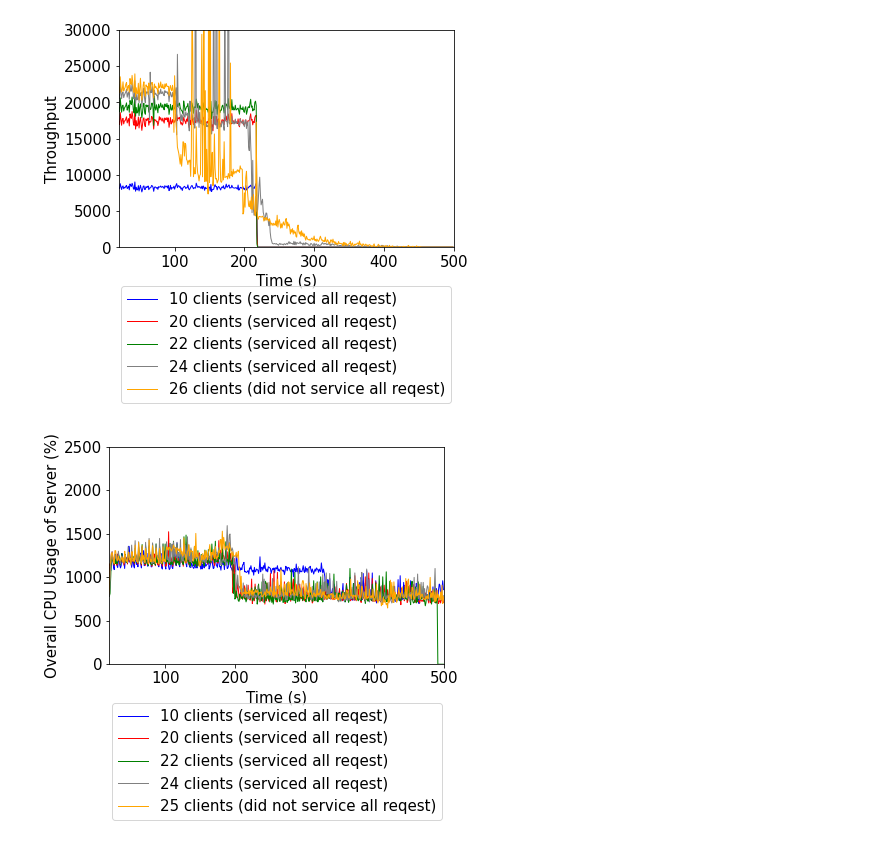
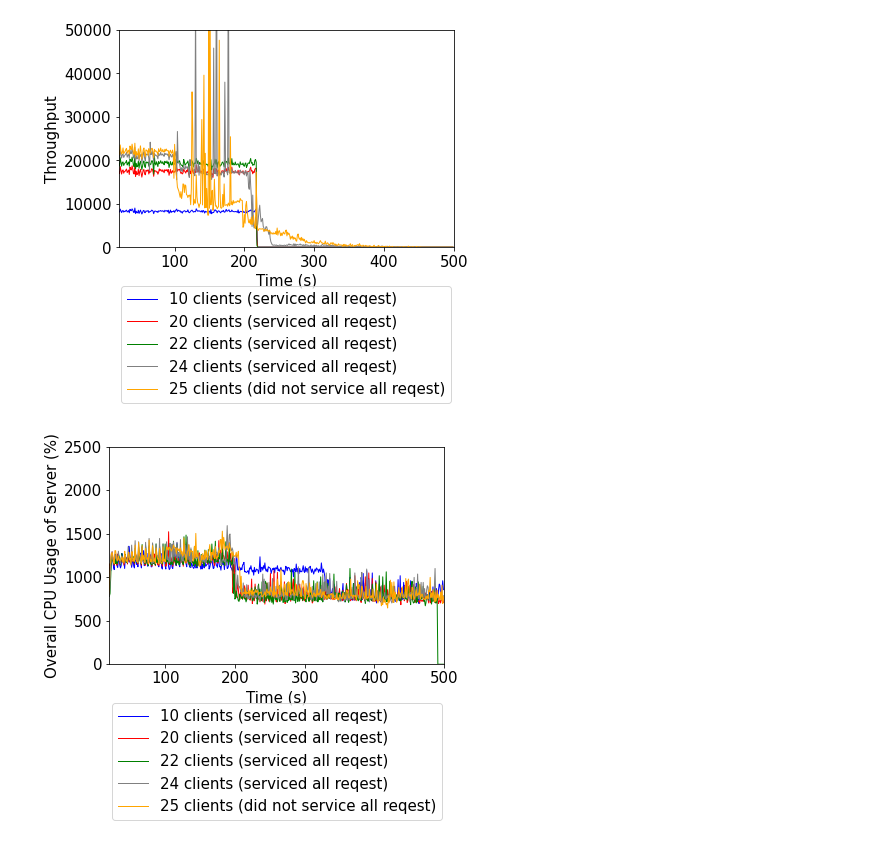
Before and after one commit to Santa-Maria-Shithil/EESYSTEM_TOC, a Jupyter notebook: scripts/All_Figure-Load.ipynb, the cells around one changed output. Cells and saved outputs as stored; diff of their text form; code cells hidden in the pictures.

```diff
--- a/scripts/All_Figure-Load.ipynb
+++ b/scripts/All_Figure-Load.ipynb
@@ -368,41 +368,41 @@ for line in myfile:
 # plotting the points
 myfile.close()
 
-plt.ylim(0,30000)
+plt.ylim(0,50000)
 plt.xlim(20,500)
 
 SMALL_SIZE = 15
 MEDIUM_SIZE = 10
 BIGGER_SIZE = 12
 
 plt.rc('font', size=SMALL_SIZE)          # controls default text sizes
 plt.rc('axes', titlesize=SMALL_SIZE)     # fontsize of the axes title
 plt.rc('axes', labelsize=SMALL_SIZE)    # fontsize of the x and y labels
 plt.rc('xtick', labelsize=SMALL_SIZE)    # fontsize of the tick labels
 plt.rc('ytick', labelsize=SMALL_SIZE)    # fontsize of the tick labels
 plt.rc('legend', fontsize=SMALL_SIZE)    # legend fontsize
 plt.rc('figure', titlesize=SMALL_SIZE)
 
 
 
 plt.plot(x1, y1, color='blue', linestyle='solid', linewidth = 1, label='10 clients (serviced all reqest)')
 plt.plot(x2, y2, color='red', linestyle='solid', linewidth = 1, label='20 clients (serviced all reqest)')
 plt.plot(x3, y3, color='green', linestyle='solid', linewidth = 1, label='22 clients (serviced all reqest)')
 plt.plot(x4, y4, color='gray', linestyle='solid', linewidth = 1, label='24 clients (serviced all reqest)')
 plt.plot(x5, y5, color='orange', linestyle='solid', linewidth = 1, label='25 clients (did not service all reqest)')
 
 plt.xlabel('Time (s)')
 # naming the y axis
 plt.ylabel('Throughput')
 
 # giving a title to my graph
 #plt.title('Normalized CPU utilization of MultiPaxos and EPaxos')
 
 plt.legend(loc="lower center", bbox_to_anchor=(0.5, -0.75));
 # function to show the plot
 plt.show()
 # %% [output]
-[figure, old version]
+[figure, new version]
 # %%
 #overall cpu usage at different conflict 15 client
 import matplotlib.pyplot as plt
```
Also changed, not shown: parts of 2 cells of this notebook, 4 other files.
